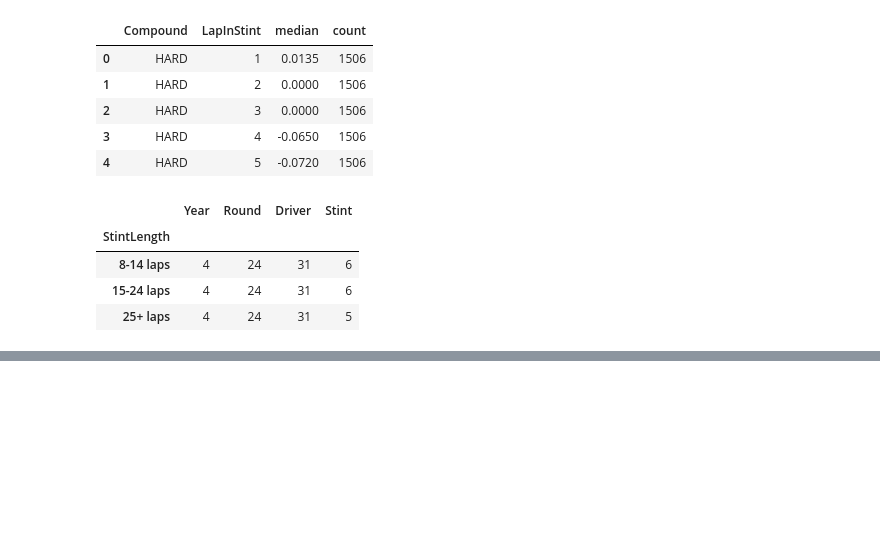
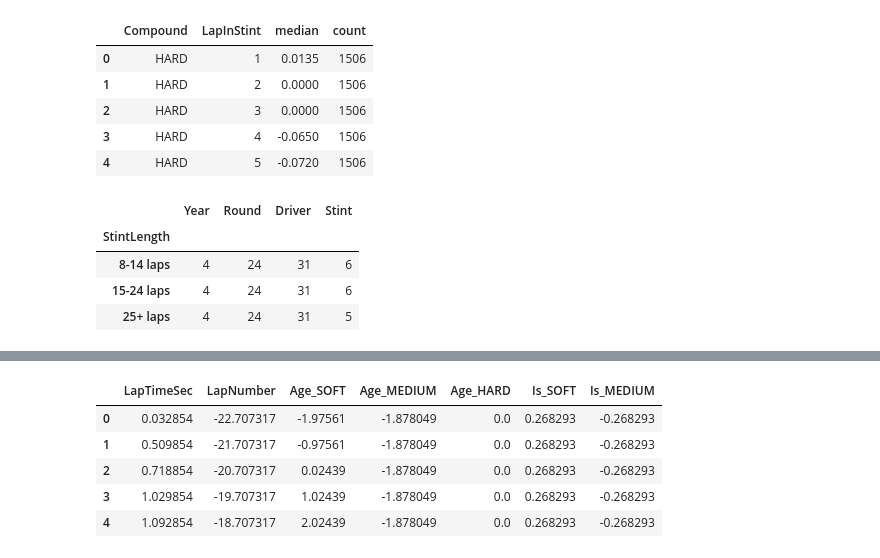
Before and after one commit to Vlvasile/f1-pit-strategy, a Jupyter notebook: notebooks/04_eda.ipynb, the cells around one changed output, grey strips where cells are left out. Cells and saved outputs as stored; diff of their text form; code cells hidden in the pictures; blank space fills up the shorter version.

```diff
--- a/notebooks/04_eda.ipynb
+++ b/notebooks/04_eda.ipynb
@@ -144,0 +174,13 @@ fig3.write_image("../images/degradation_by_stint_length.png", scale=2, width=140
+# %%
+race_driver = ["Year", "Round", "Driver"]
+cols = ["LapTimeSec"] + features
+
+demeaned = data[cols] - data.groupby(race_driver)[cols].transform("mean")
+demeaned.head()
+# %% [output]
+|  | LapTimeSec | LapNumber | Age_SOFT | Age_MEDIUM | Age_HARD | Is_SOFT | Is_MEDIUM |
+| 0 | 0.032854 | -22.707317 | -1.97561 | -1.878049 | 0.0 | 0.268293 | -0.268293 |
+| 1 | 0.509854 | -21.707317 | -0.97561 | -1.878049 | 0.0 | 0.268293 | -0.268293 |
+| 2 | 0.718854 | -20.707317 | 0.02439 | -1.878049 | 0.0 | 0.268293 | -0.268293 |
+| 3 | 1.029854 | -19.707317 | 1.02439 | -1.878049 | 0.0 | 0.268293 | -0.268293 |
+| 4 | 1.092854 | -18.707317 | 2.02439 | -1.878049 | 0.0 | 0.268293 | -0.268293 |
```
Also changed, not shown: parts of 9 cells of this notebook, 2 other files.
